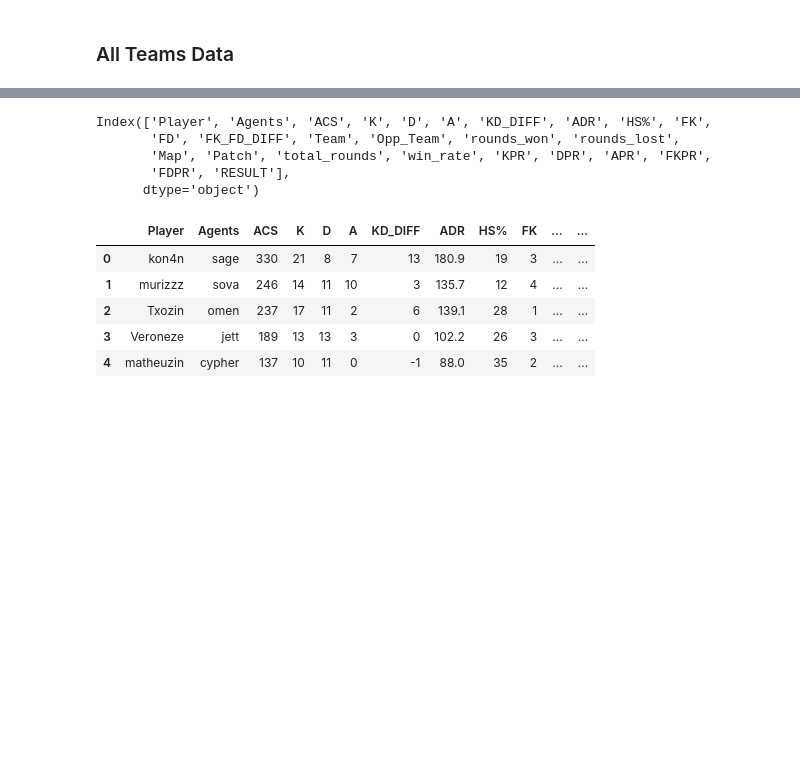
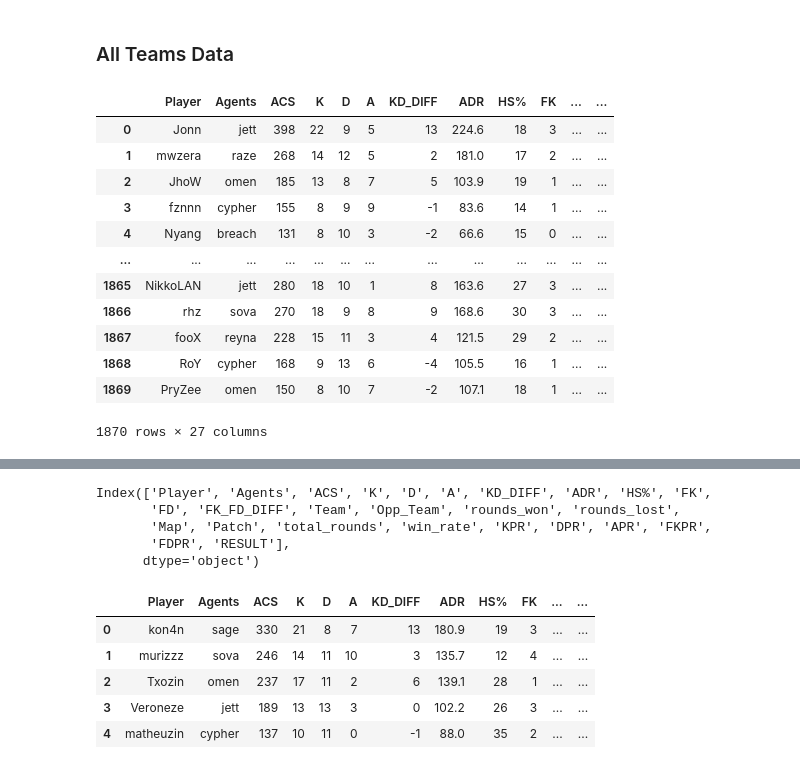
Before and after one commit to GabrielPerson/vlrgg-analytics, a Jupyter notebook: notebooks/EDA_OVERVIEW.ipynb, the cells around one changed output, grey strips where cells are left out. Drawn from its saved outputs; the diff is of its cells as text; code cells hidden in the pictures; blank space fills up the shorter version.

```diff
--- a/notebooks/EDA_OVERVIEW.ipynb
+++ b/notebooks/EDA_OVERVIEW.ipynb
@@ -189,6 +185,22 @@ maps, matches = Preprocessamento(TEAM, TEAM_FILE)
 #maps = FilterMap(maps,)
 #maps = FilterPlayer(maps,)
 #maps = FilterAgent(maps,)
+# %%
+all_maps
+# %% [output]
+|  | Player | Agents | ACS | K | D | A | KD_DIFF | ADR | HS% | FK | ... | ... |
+| 0 | Jonn | jett | 398 | 22 | 9 | 5 | 13 | 224.6 | 18 | 3 | ... | ... |
+| 1 | mwzera | raze | 268 | 14 | 12 | 5 | 2 | 181.0 | 17 | 2 | ... | ... |
+| 2 | JhoW | omen | 185 | 13 | 8 | 7 | 5 | 103.9 | 19 | 1 | ... | ... |
+| 3 | fznnn | cypher | 155 | 8 | 9 | 9 | -1 | 83.6 | 14 | 1 | ... | ... |
+| 4 | Nyang | breach | 131 | 8 | 10 | 3 | -2 | 66.6 | 15 | 0 | ... | ... |
+| ... | ... | ... | ... | ... | ... | ... | ... | ... | ... | ... | ... | ... |
+| 1865 | NikkoLAN | jett | 280 | 18 | 10 | 1 | 8 | 163.6 | 27 | 3 | ... | ... |
+| 1866 | rhz | sova | 270 | 18 | 9 | 8 | 9 | 168.6 | 30 | 3 | ... | ... |
+| 1867 | fooX | reyna | 228 | 15 | 11 | 3 | 4 | 121.5 | 29 | 2 | ... | ... |
+| 1868 | RoY | cypher | 168 | 9 | 13 | 6 | -4 | 105.5 | 16 | 1 | ... | ... |
+| 1869 | PryZee | omen | 150 | 8 | 10 | 7 | -2 | 107.1 | 18 | 1 | ... | ... |
+1870 rows × 27 columns
 # %%
 print(matches.columns)
 matches.head()
```
Also changed, not shown: parts of 3 cells of this notebook, 8 other files.
